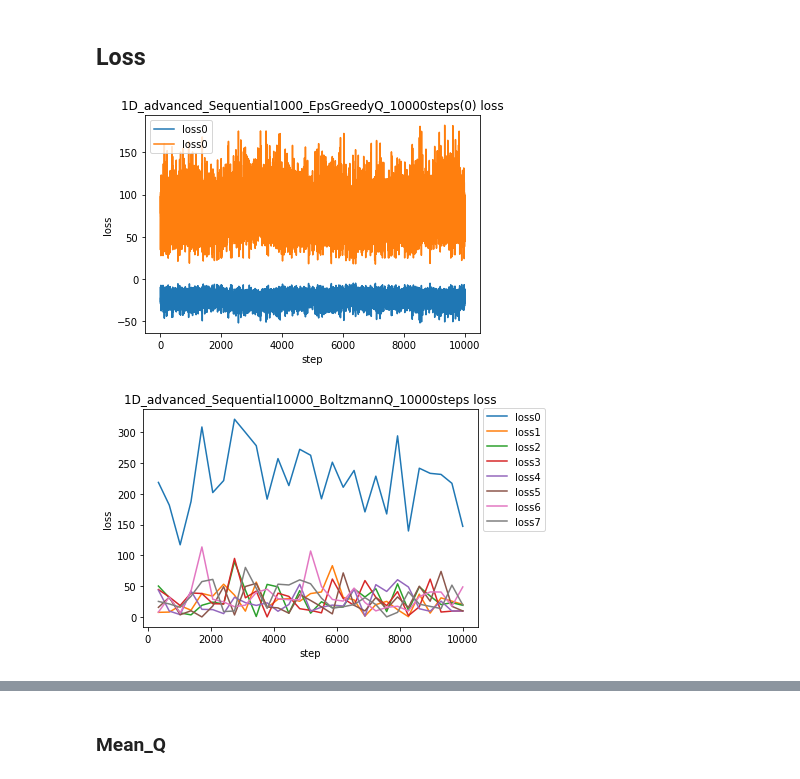
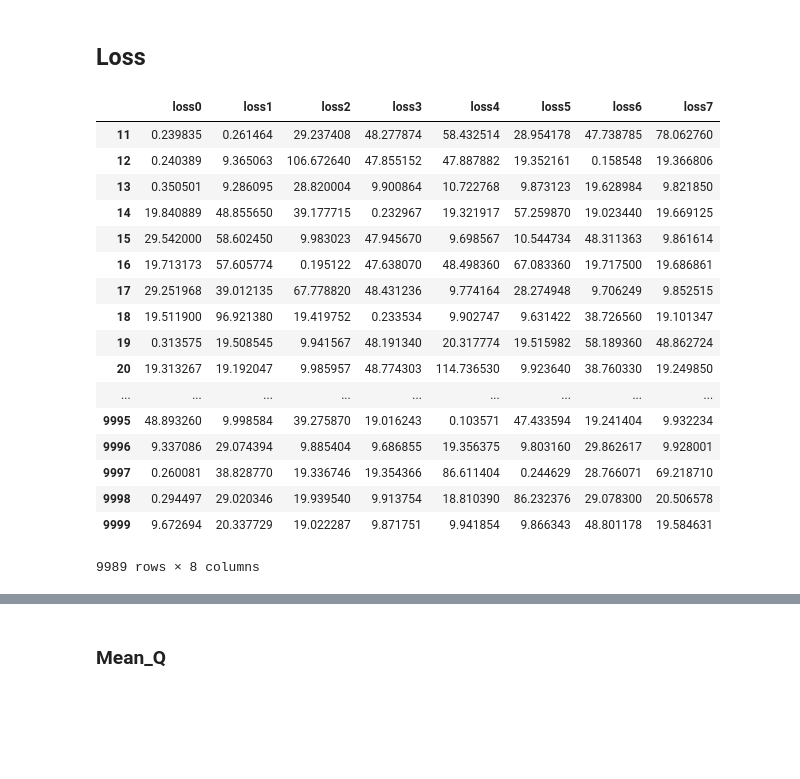
Before and after one commit to SimonLassalle/pred, a Jupyter notebook: Untitled.ipynb, the cells around one changed output, grey strips where cells are left out. Drawn from its saved outputs; the diff is of its cells as text; code cells hidden in the pictures; blank space fills up the shorter version.

```diff
--- a/Untitled.ipynb
+++ b/Untitled.ipynb
@@ -79,10 +79,0 @@ steps = data['step']
-# %%
-plt.plot(steps, min_values)
-plt.plot(steps, max_values)
-plt.xlabel('step')
-plt.ylabel(metric_name)
-plt.title(fileName0 + ' ' + metric_name)
-plt.legend()
-plt.show()
-# %% [output]
-[figure, removed]
@@ -96,13 +80,24 @@ max_values_smooth = smooth(steps, max_values, steps_new)
-# %%
-for i in range(0, numberOfFiles):
-    plt.plot(steps_new, smooth(steps, data[metric_name + str(i)], steps_new), label=metric_name+str(i))#, alpha=.2)
-
-#plt.plot(steps_new, min_values_smooth)
-#plt.plot(steps_new, max_values_smooth)
-plt.xlabel('step')
-plt.ylabel(metric_name)
-plt.title(fileName + ' ' + metric_name)
-plt.legend(bbox_to_anchor=(1, 1.03))
-plt.show()
-# %% [output]
-[figure, removed]
+# %%
+losses = pd.DataFrame(data['loss0'])
+for i in range(1,8):
+    losses['loss'+str(i)] = data['loss'+str(i)]
+losses
+# %% [output]
+|  | loss0 | loss1 | loss2 | loss3 | loss4 | loss5 | loss6 | loss7 |
+| 11 | 0.239835 | 0.261464 | 29.237408 | 48.277874 | 58.432514 | 28.954178 | 47.738785 | 78.062760 |
+| 12 | 0.240389 | 9.365063 | 106.672640 | 47.855152 | 47.887882 | 19.352161 | 0.158548 | 19.366806 |
+| 13 | 0.350501 | 9.286095 | 28.820004 | 9.900864 | 10.722768 | 9.873123 | 19.628984 | 9.821850 |
+| 14 | 19.840889 | 48.855650 | 39.177715 | 0.232967 | 19.321917 | 57.259870 | 19.023440 | 19.669125 |
+| 15 | 29.542000 | 58.602450 | 9.983023 | 47.945670 | 9.698567 | 10.544734 | 48.311363 | 9.861614 |
+| 16 | 19.713173 | 57.605774 | 0.195122 | 47.638070 | 48.498360 | 67.083360 | 19.717500 | 19.686861 |
+| 17 | 29.251968 | 39.012135 | 67.778820 | 48.431236 | 9.774164 | 28.274948 | 9.706249 | 9.852515 |
+| 18 | 19.511900 | 96.921380 | 19.419752 | 0.233534 | 9.902747 | 9.631422 | 38.726560 | 19.101347 |
+| 19 | 0.313575 | 19.508545 | 9.941567 | 48.191340 | 20.317774 | 19.515982 | 58.189360 | 48.862724 |
+| 20 | 19.313267 | 19.192047 | 9.985957 | 48.774303 | 114.736530 | 9.923640 | 38.760330 | 19.249850 |
+| ... | ... | ... | ... | ... | ... | ... | ... | ... |
+| 9995 | 48.893260 | 9.998584 | 39.275870 | 19.016243 | 0.103571 | 47.433594 | 19.241404 | 9.932234 |
+| 9996 | 9.337086 | 29.074394 | 9.885404 | 9.686855 | 19.356375 | 9.803160 | 29.862617 | 9.928001 |
+| 9997 | 0.260081 | 38.828770 | 19.336746 | 19.354366 | 86.611404 | 0.244629 | 28.766071 | 69.218710 |
+| 9998 | 0.294497 | 29.020346 | 19.939540 | 9.913754 | 18.810390 | 86.232376 | 29.078300 | 20.506578 |
+| 9999 | 9.672694 | 20.337729 | 19.022287 | 9.871751 | 9.941854 | 9.866343 | 48.801178 | 19.584631 |
+9989 rows × 8 columns
```
Also changed, not shown: parts of 27 cells of this notebook.
